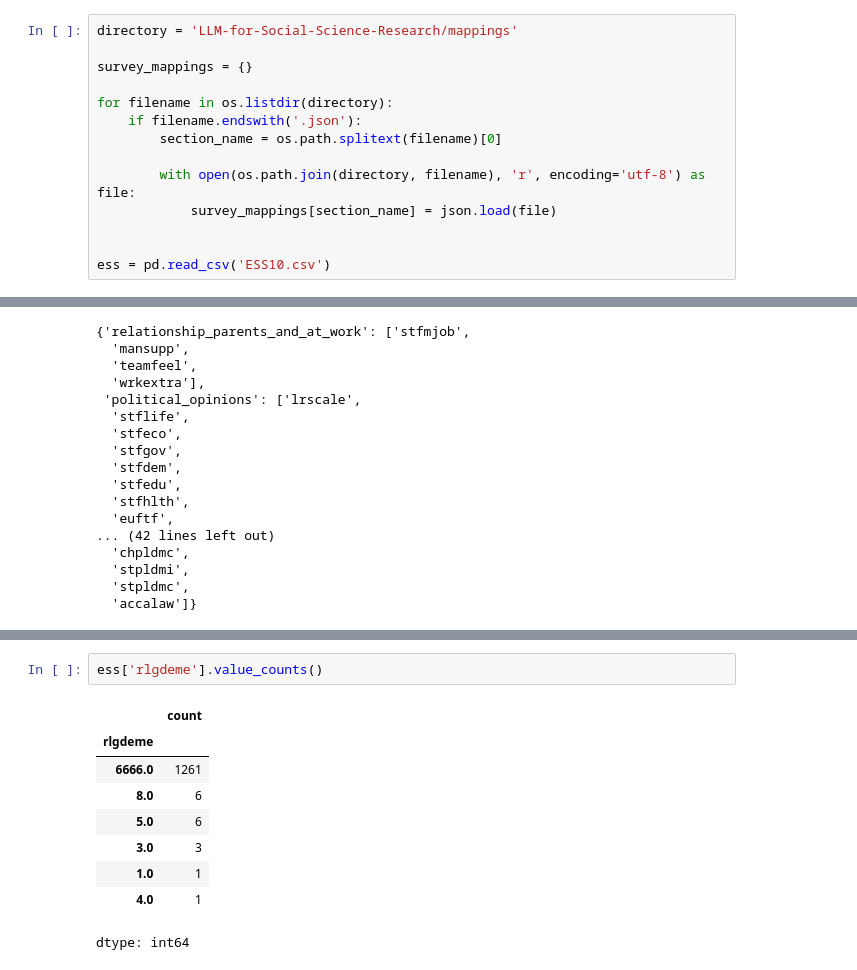
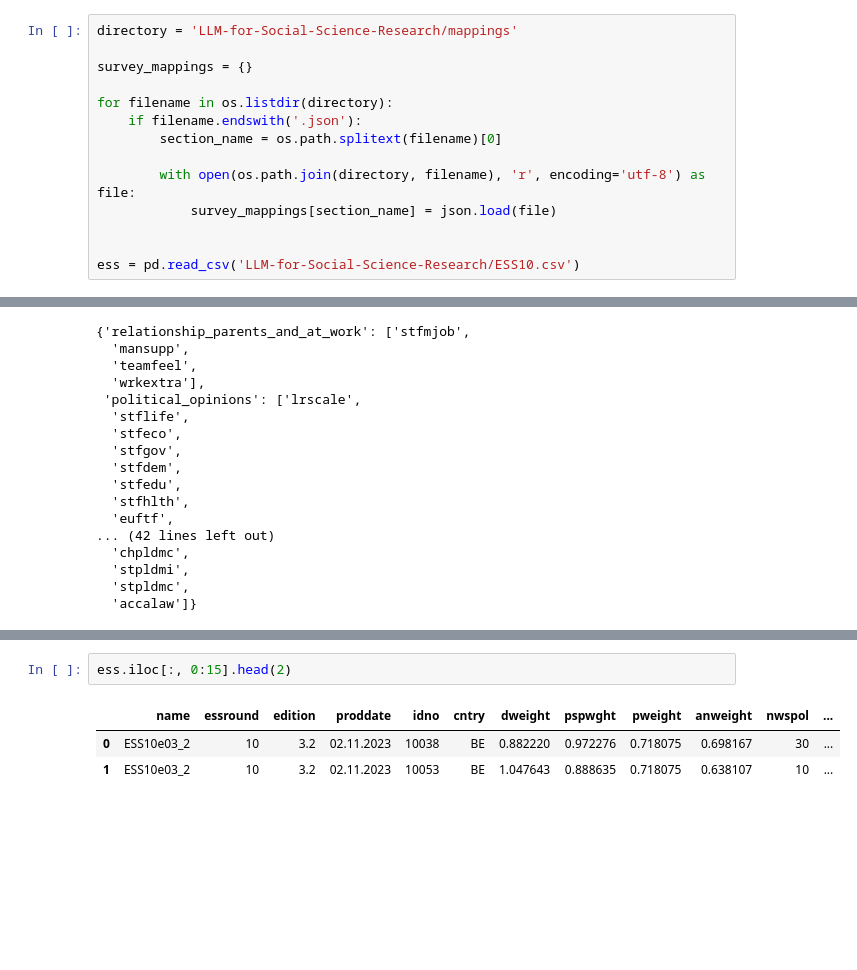
Before and after one commit to antndlcrx/LLM-for-Social-Science-Research, a Jupyter notebook: survey_mappings.ipynb, the cells around one changed output, grey strips where cells are left out. Saved outputs shown, nothing was run; the diff lists cells and outputs as text; blank space fills up the shorter version.

```diff
--- a/survey_mappings.ipynb
+++ b/survey_mappings.ipynb
@@ -28,5 +28,5 @@ for filename in os.listdir(directory):
             survey_mappings[section_name] = json.load(file)
 
 
-ess = pd.read_csv('ESS10.csv')
+ess = pd.read_csv('LLM-for-Social-Science-Research/ESS10.csv')
 # %%
@@ -426,12 +501,6 @@ dtype: int64
-# %%
-ess['rlgdeme'].value_counts()
-# %% [output]
-|  | count |
-| rlgdeme |  |
-| 6666.0 | 1261 |
-| 8.0 | 6 |
-| 5.0 | 6 |
-| 3.0 | 3 |
-| 1.0 | 1 |
-| 4.0 | 1 |
-dtype: int64
+# %%
+ess.iloc[:, 0:15].head(2)
+# %% [output]
+|  | name | essround | edition | proddate | idno | cntry | dweight | pspwght | pweight | anweight | nwspol | ... |
+| 0 | ESS10e03_2 | 10 | 3.2 | 02.11.2023 | 10038 | BE | 0.882220 | 0.972276 | 0.718075 | 0.698167 | 30 | ... |
+| 1 | ESS10e03_2 | 10 | 3.2 | 02.11.2023 | 10053 | BE | 1.047643 | 0.888635 | 0.718075 | 0.638107 | 10 | ... |
```
Also changed, not shown: parts of 13 cells of this notebook.
